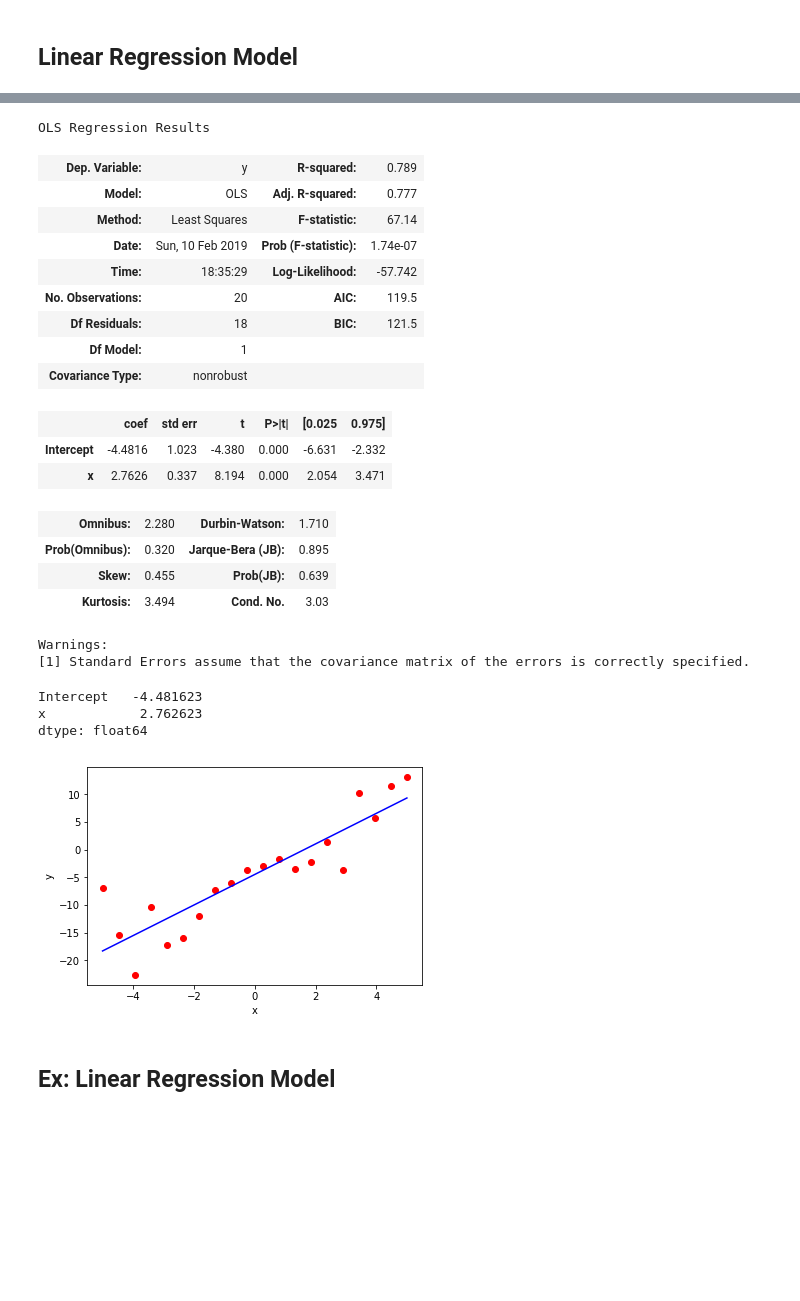
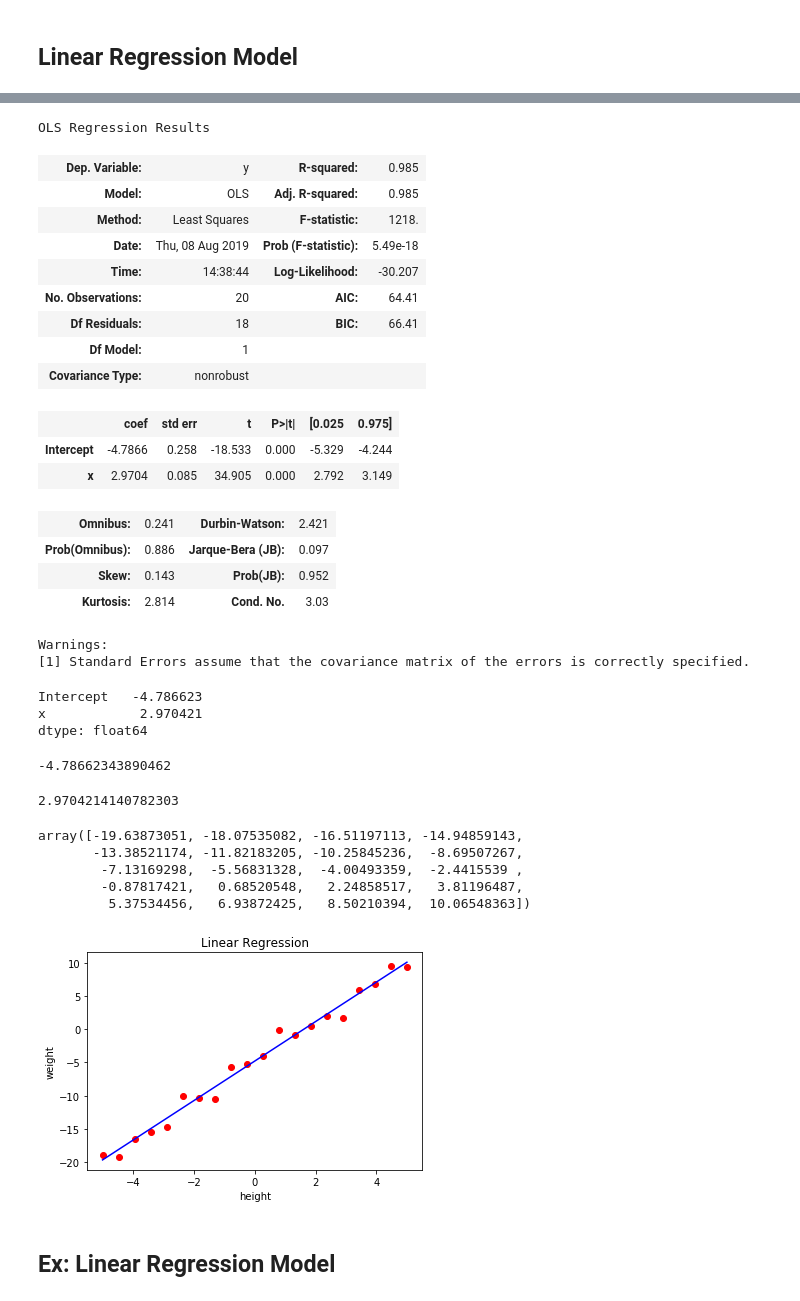
Before and after one commit to anqitu/PythonStatisticsTraining, a Jupyter notebook: Module_4_Statistical_Modeling.ipynb, the cells around one changed output, grey strips where cells are left out. Cells and saved outputs as stored; diff of their text form; code cells hidden in the pictures; blank space fills up the shorter version.

```diff
--- a/Module_4_Statistical_Modeling.ipynb
+++ b/Module_4_Statistical_Modeling.ipynb
@@ -7,5 +7,5 @@ import numpy as np
 import pandas as pd
 
 x = np.linspace(-5, 5, 20)
-y = -5 + 3*x + 4 * np.random.normal(size=x.shape)
+y = -5 + 3*x + np.random.normal(size=x.shape)
 data = pd.DataFrame({'x': x, 'y': y})
@@ -16,46 +39,62 @@ model = ols("y ~ x", data).fit()
 model.summary()
 # %% [output]
 OLS Regression Results
-| Dep. Variable: | y | R-squared: | 0.789 |
-| Model: | OLS | Adj. R-squared: | 0.777 |
-| Method: | Least Squares | F-statistic: | 67.14 |
-| Date: | Sun, 10 Feb 2019 | Prob (F-statistic): | 1.74e-07 |
-| Time: | 18:35:29 | Log-Likelihood: | -57.742 |
-| No. Observations: | 20 | AIC: | 119.5 |
-| Df Residuals: | 18 | BIC: | 121.5 |
+| Dep. Variable: | y | R-squared: | 0.985 |
+| Model: | OLS | Adj. R-squared: | 0.985 |
+| Method: | Least Squares | F-statistic: | 1218. |
+| Date: | Thu, 08 Aug 2019 | Prob (F-statistic): | 5.49e-18 |
+| Time: | 14:38:44 | Log-Likelihood: | -30.207 |
+| No. Observations: | 20 | AIC: | 64.41 |
+| Df Residuals: | 18 | BIC: | 66.41 |
 | Df Model: | 1 |  |  |
 | Covariance Type: | nonrobust |  |  |
 |  | coef | std err | t | P>|t| | [0.025 | 0.975] |
-| Intercept | -4.4816 | 1.023 | -4.380 | 0.000 | -6.631 | -2.332 |
-| x | 2.7626 | 0.337 | 8.194 | 0.000 | 2.054 | 3.471 |
+| Intercept | -4.7866 | 0.258 | -18.533 | 0.000 | -5.329 | -4.244 |
+| x | 2.9704 | 0.085 | 34.905 | 0.000 | 2.792 | 3.149 |
-| Omnibus: | 2.280 | Durbin-Watson: | 1.710 |
-| Prob(Omnibus): | 0.320 | Jarque-Bera (JB): | 0.895 |
-| Skew: | 0.455 | Prob(JB): | 0.639 |
-| Kurtosis: | 3.494 | Cond. No. | 3.03 |
+| Omnibus: | 0.241 | Durbin-Watson: | 2.421 |
+| Prob(Omnibus): | 0.886 | Jarque-Bera (JB): | 0.097 |
+| Skew: | 0.143 | Prob(JB): | 0.952 |
+| Kurtosis: | 2.814 | Cond. No. | 3.03 |
 Warnings:
 [1] Standard Errors assume that the covariance matrix of the errors is correctly specified.
 # %%
 model.params
 # %% [output]
-Intercept   -4.481623
-x            2.762623
+Intercept   -4.786623
+x            2.970421
 dtype: float64
+# %%
+model.params[0]
+# %% [output]
+-4.78662343890462
+# %%
+model.params[1]
+# %% [output]
+2.9704214140782303
+# %%
+a = model.params[0]
+b = model.params[1]
+
+yhat = a + b*x
+yhat
+# %% [output]
+array([-19.63873051, -18.07535082, -16.51197113, -14.94859143,
+       -13.38521174, -11.82183205, -10.25845236,  -8.69507267,
+        -7.13169298,  -5.56831328,  -4.00493359,  -2.4415539 ,
+        -0.87817421,   0.68520548,   2.24858517,   3.81196487,
+         5.37534456,   6.93872425,   8.50210394,  10.06548363])
 # %%
-a = model.params[0]
-b= model.params[1]
-
-yhat = a + b*x
-
 import matplotlib.pyplot as plt
 %matplotlib inline
 
 plt.plot(x,y,'or')
 plt.plot(x,yhat,'b')
-plt.xlabel('x')
-plt.ylabel('y')
+plt.xlabel('height')
+plt.ylabel('weight')
+plt.title('Linear Regression')
 plt.show()
 # %% [output]
-[figure, old version]
+[figure, new version]
 # %% [markdown]
 ## Ex: Linear Regression Model
 # %%
```
Also changed, not shown: parts of 49 cells of this notebook, 13 other files.
